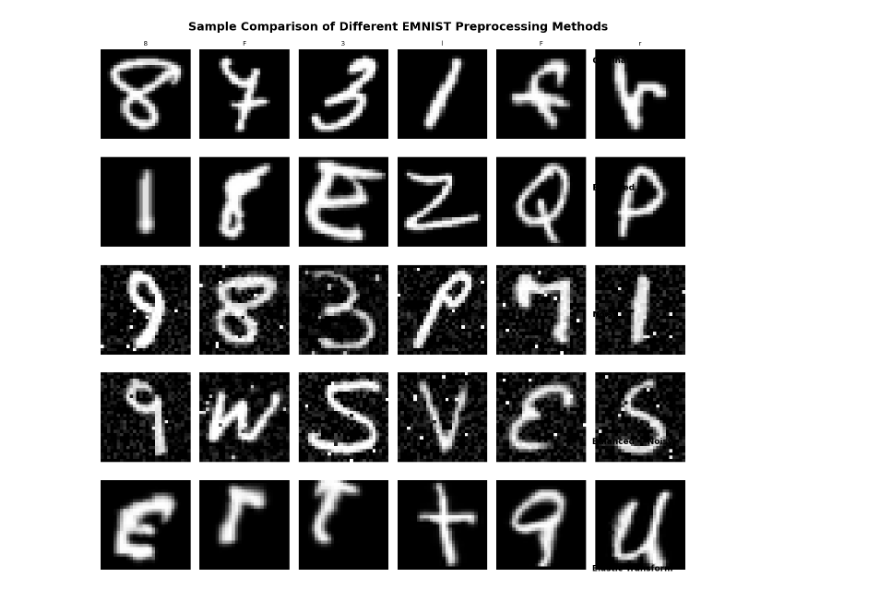
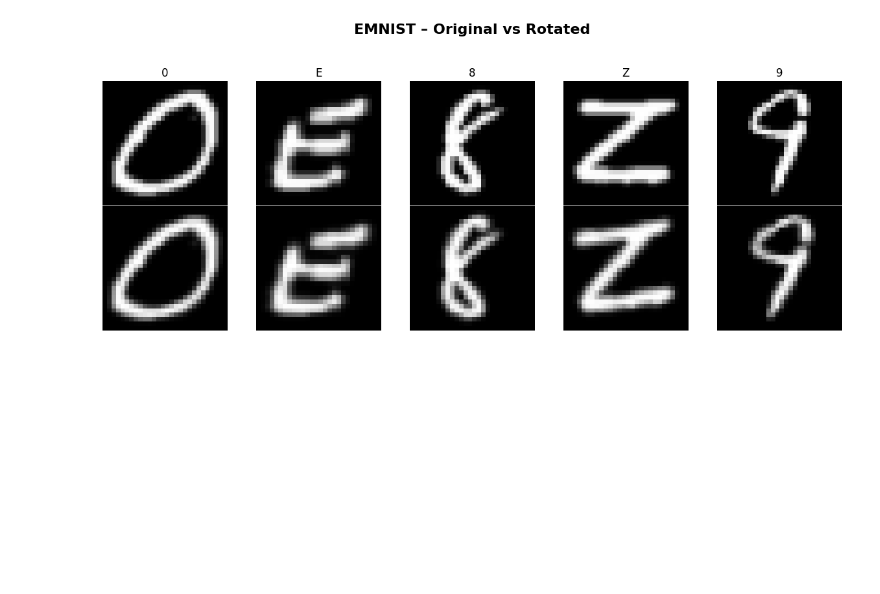
Before and after one commit to Minh1billion/emnist-byclass-regconition-image-processing-project, a Jupyter notebook: notebooks/02_preprocess.ipynb, the cells around one changed output. Drawn from its saved outputs; the diff is of its cells as text; code cells hidden in the pictures; blank space fills up the shorter version.

```diff
--- a/notebooks/02_preprocess.ipynb
+++ b/notebooks/02_preprocess.ipynb
@@ -408,78 +79,35 @@ Test: 116323 images
 # %%
+import cv2
 import numpy as np
 import matplotlib.pyplot as plt
 
-def show_samples_per_dataset(datasets, labels, titles, mapping, samples_per_set=6):
-    num_sets = len(datasets)
-    plt.figure(figsize=(samples_per_set * 2.2, num_sets * 2.5))
+# Rotate 12 degrees randomly
+def rotate_image(img, max_angle=12):
+    angle = np.random.uniform(-max_angle, max_angle)
+    h, w = img.shape
+    M = cv2.getRotationMatrix2D((w//2, h//2), angle, 1.0)
+    return cv2.warpAffine(img, M, (w, h), borderValue=0)
 
-    for r, (images, lbls, title) in enumerate(zip(datasets, labels, titles)):
-        idxs = np.random.choice(len(images), samples_per_set, replace=False)
+# Load 5 original samples and their rotated versions
+indices = np.random.choice(len(train_images), 5, replace=False)
 
-        for c, idx in enumerate(idxs):
-            plt.subplot(num_sets, samples_per_set, r * samples_per_set + c + 1)
-            plt.imshow(images[idx], cmap='gray')
-            plt.axis('off')
+fig, axes = plt.subplots(2, 5, figsize=(12, 5))
+fig.suptitle("EMNIST – Original vs Rotated", fontsize=16, fontweight='bold')
 
-            if r == 0:
-                plt.title(
-                    f"{mapping[lbls[idx]]}",
-                    fontsize=10
-                )
+for i, idx in enumerate(indices):
+    axes[0, i].imshow(train_images[idx], cmap='gray')
+    axes[0, i].set_title(mapping[train_labels[idx]])
+    axes[0, i].axis('off')
 
-        plt.text(
-            -1.5,
-            r * samples_per_set + samples_per_set // 2,
-            title,
-            fontsize=13,
-            fontweight='bold',
-            va='center'
-        )
+for i, idx in enumerate(indices):
+    rotated = rotate_image(train_images[idx])
+    axes[1, i].imshow(rotated, cmap='gray')
+    axes[1, i].axis('off')
 
-    plt.suptitle("Sample Comparison of Different EMNIST Preprocessing Methods",
-                 fontsize=18, fontweight='bold')
-    plt.tight_layout()
-    plt.show()
+axes[0, 0].set_ylabel("Original", fontsize=12)
+axes[1, 0].set_ylabel("Rotated", fontsize=12)
 
-orig_images, orig_labels = train_images, train_labels
-
-bal_images = load_idx_images('../data/balanced/emnist-byclass-train-images-idx3-ubyte')
-bal_labels = load_idx_labels('../data/balanced/emnist-byclass-train-labels-idx1-ubyte')
-
-noisy_images = load_idx_images('../data/noisy/emnist-byclass-train-images-idx3-ubyte')
-noisy_labels = load_idx_labels('../data/noisy/emnist-byclass-train-labels-idx1-ubyte')
-
-combined_images = load_idx_images('../data/combined/emnist-byclass-train-images-idx3-ubyte')
-combined_labels = load_idx_labels('../data/combined/emnist-byclass-train-labels-idx1-ubyte')
-
-elastic_images = load_idx_images('../data/elastic/emnist-byclass-train-images-idx3-ubyte')
-elastic_labels = load_idx_labels('../data/elastic/emnist-byclass-train-labels-idx1-ubyte')
-
-
-show_samples_per_dataset(
-    datasets=[
-        orig_images,
-        bal_images,
-        noisy_images,
-        combined_images,
-        elastic_images
-    ],
-    labels=[
-        orig_labels,
-        bal_labels,
-        noisy_labels,
-        combined_labels,
-        elastic_labels
-    ],
-    titles=[
-        "Original",
-        "Balanced",
-        "Noisy",
-        "Balanced + Noisy",
-        "Elastic Transform"
-    ],
-    mapping=mapping,
-    samples_per_set=6
-)
+plt.tight_layout(rect=[0, 0, 1, 0.93])
+plt.show()
 # %% [output]
-[figure, old version]
+[figure, new version]
```
Also changed, not shown: parts of 8 cells of this notebook, 4 other files.
